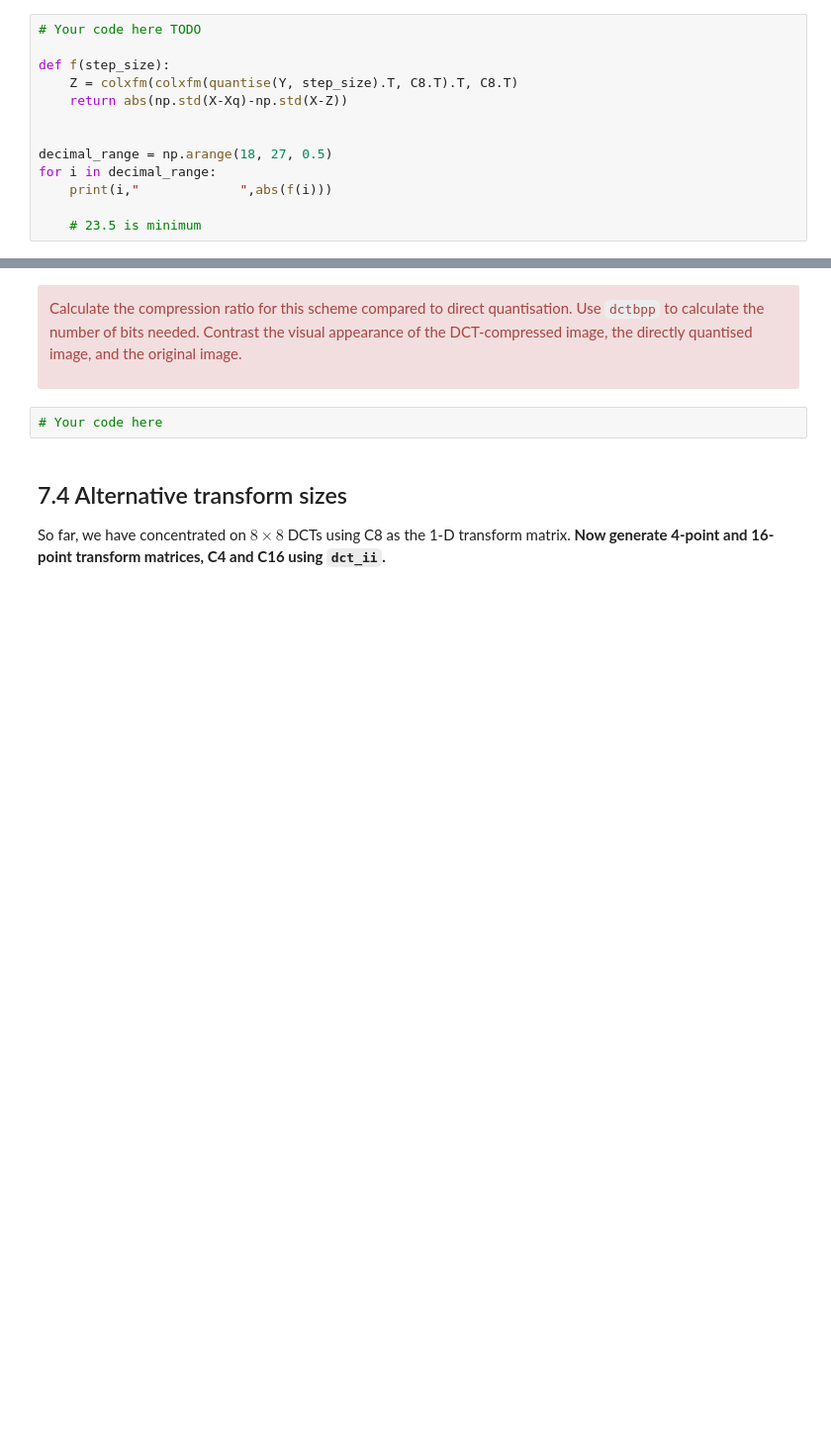
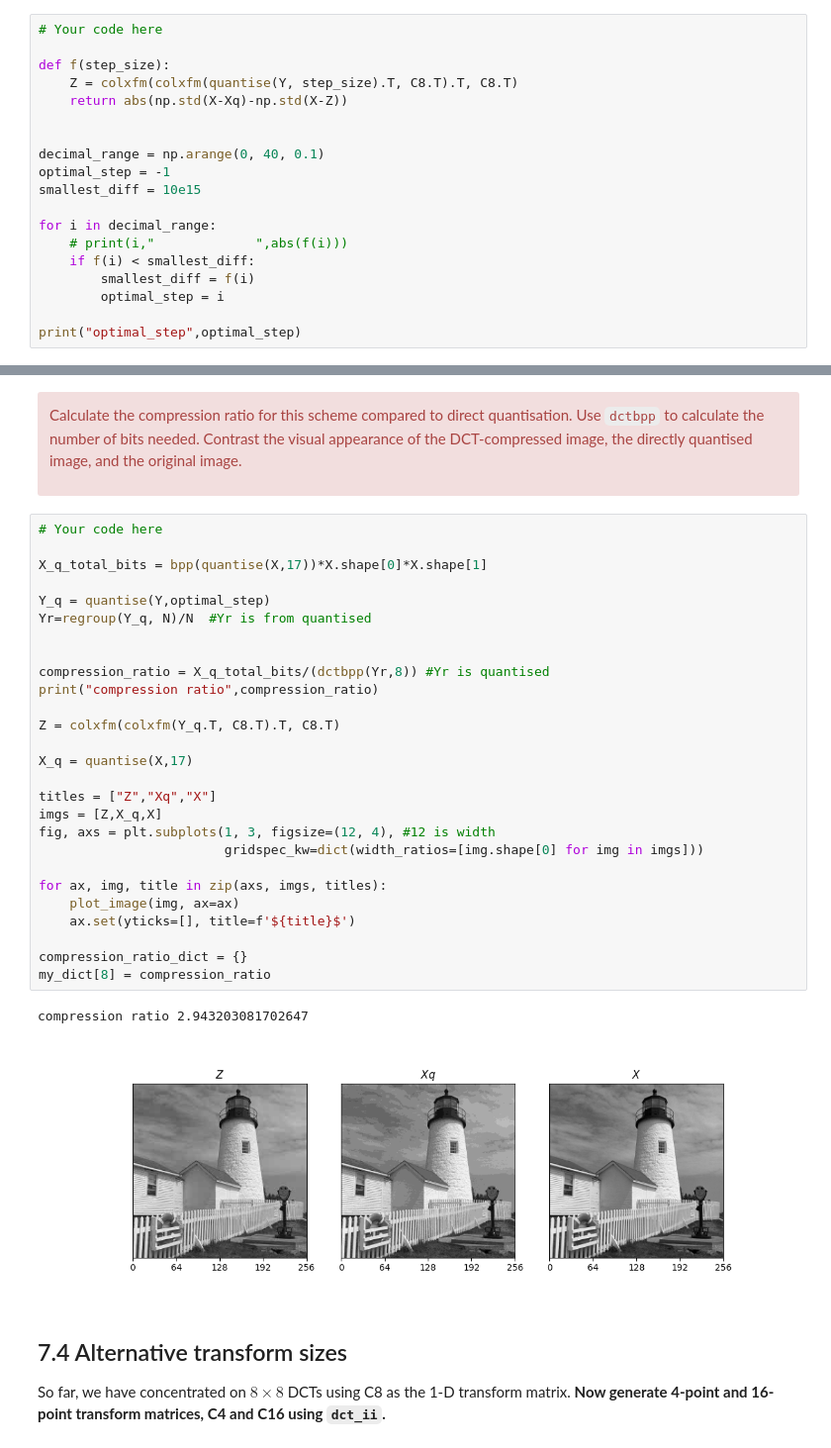
Before and after one commit to AndrewKeYanzhe/cued_sf2_lab-master, a Jupyter notebook: 7-the-discrete-cosine-transform.ipynb, the cells around one changed output, grey strips where cells are left out. Shown at 99% size. Saved outputs shown, nothing was run; the diff lists cells and outputs as text; blank space fills up the shorter version.

```diff
--- a/7-the-discrete-cosine-transform.ipynb
+++ b/7-the-discrete-cosine-transform.ipynb
@@ -421,16 +419,22 @@ std deviation quant only (Xq vs X) 4.861168497356846
 # %% [markdown]
 ***As with the Laplacian Pyramid, we really need to contrast compression ratios and visual results on compressed images with the same rms error. Re-use your step optimisation code to calculate the (non-integer) step size required in this case for the same rms error as quantising X with a step-size of 17.***
 # %%
-# Your code here TODO
+# Your code here
 
 def f(step_size):
     Z = colxfm(colxfm(quantise(Y, step_size).T, C8.T).T, C8.T)
     return abs(np.std(X-Xq)-np.std(X-Z))
 
 
-decimal_range = np.arange(18, 27, 0.5)
+decimal_range = np.arange(0, 40, 0.1)
+optimal_step = -1
+smallest_diff = 10e15
+
 for i in decimal_range:
-    print(i,"             ",abs(f(i)))
+    # print(i,"             ",abs(f(i)))
+    if f(i) < smallest_diff:
+        smallest_diff = f(i)
+        optimal_step = i
 
-    # 23.5 is minimum
+print("optimal_step",optimal_step)
 # %% [output]
@@ -458,8 +445,36 @@ for i in decimal_range:
 Calculate the compression ratio for this scheme compared to direct quantisation. Use `dctbpp` to calculate the number of bits needed. Contrast the visual appearance of the DCT-compressed image, the directly quantised image, and the original image.
 
 </div>
-# %%
-# Your code here
+# %%
+# Your code here
+
+X_q_total_bits = bpp(quantise(X,17))*X.shape[0]*X.shape[1]
+
+Y_q = quantise(Y,optimal_step)
+Yr=regroup(Y_q, N)/N  #Yr is from quantised
+
+
+compression_ratio = X_q_total_bits/(dctbpp(Yr,8)) #Yr is quantised
+print("compression ratio",compression_ratio)
+
+Z = colxfm(colxfm(Y_q.T, C8.T).T, C8.T)
+
+X_q = quantise(X,17)
+
+titles = ["Z","Xq","X"]
+imgs = [Z,X_q,X]
+fig, axs = plt.subplots(1, 3, figsize=(12, 4), #12 is width
+                        gridspec_kw=dict(width_ratios=[img.shape[0] for img in imgs]))
+
+for ax, img, title in zip(axs, imgs, titles):
+    plot_image(img, ax=ax)
+    ax.set(yticks=[], title=f'${title}$')
+
+compression_ratio_dict = {}
+my_dict[8] = compression_ratio
+# %% [output]
+compression ratio 2.943203081702647
+[figure, added]
 # %% [markdown]
 
 ## 7.4 Alternative transform sizes
```
Also changed, not shown: parts of 12 cells of this notebook.
